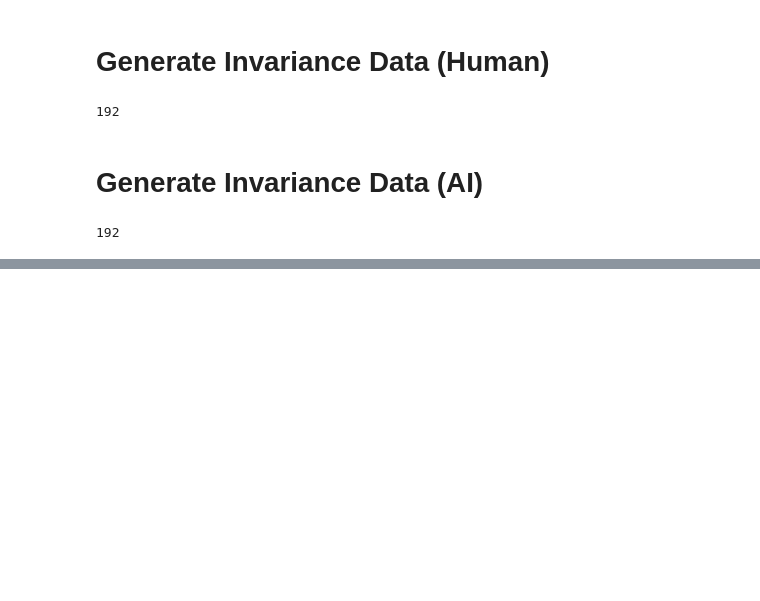
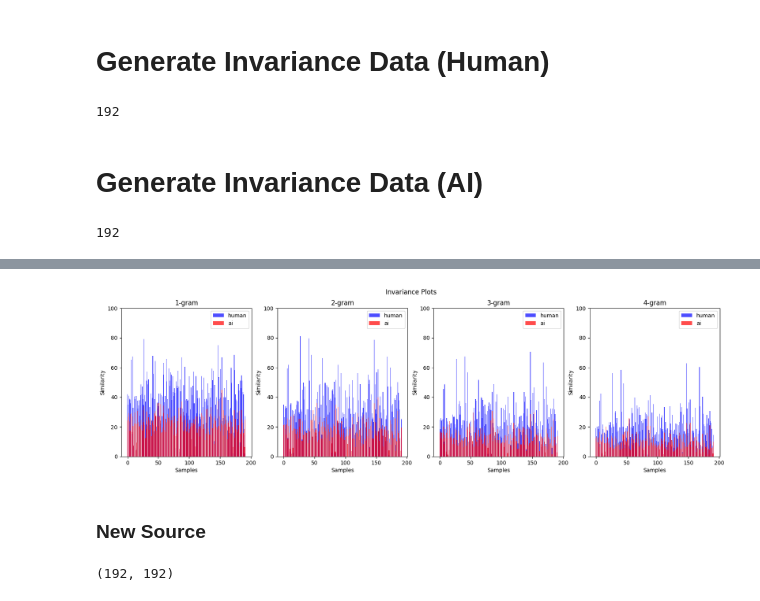
Before and after one commit to bobaebak/ai_text_detection, a Jupyter notebook: cookbooks/Raidar Implementation.ipynb, the cells around one changed output, grey strips where cells are left out. Drawn from its saved outputs; the diff is of its cells as text; code cells hidden in the pictures; blank space fills up the shorter version.

```diff
--- a/cookbooks/Raidar Implementation.ipynb
+++ b/cookbooks/Raidar Implementation.ipynb
@@ -68,0 +75,17 @@ AttributeError: 'list' object has no attribute 'keys'
+# %%
+# take average of common features
+h_test = [_['avg_common_features'] for _ in H_inv_texts_bow]
+m_test = [_['avg_common_features'] for _ in M_inv_texts_bow]
+# %%
+# indexing where errors
+h_avg_test = np.array(h_test)
+m_avg_test = np.array(m_test)
+
+
+error_idx = []
+for i, (h, m) in enumerate(zip(h_avg_test, m_avg_test)):
+    h_avg = np.mean(h)
+    m_avg = np.mean(m)
+
+    if h_avg < m_avg:
+        error_idx.append(i)
@@ -69 +135,30 @@ AttributeError: 'list' object has no attribute 'keys'
+# %%
+helper = PlotHelper(
+    row=1, col=4, figsize=(20,5), title="Invariance Plots",
+    plots=[
+        PlotItem(ptype="bar", title="1-gram", xlabel="Samples", ylabel="Similarity", ylim=(0, 100),
+                 y=[h_avg_test[:, 0], m_avg_test[:, 0]], x=[[_ for _ in range(len(h_avg_test[:, 0]))], [_ for _ in range(len(h_avg_test[:, 0]))]],
+                 args=[{"color":"blue", "alpha":0.7, "label": "human"}, {"color":"red", "alpha":0.7, "label": "ai"},]
+        ),
+        PlotItem(ptype="bar", title="2-gram", xlabel="Samples", ylabel="Similarity", ylim=(0, 100),
+                 y=[h_avg_test[:, 1], m_avg_test[:, 1]], x=[[_ for _ in range(len(h_avg_test[:, 1]))], [_ for _ in range(len(h_avg_test[:, 1]))]],
+                 args=[{"color":"blue", "alpha":0.7, "label": "human"}, {"color":"red", "alpha":0.7, "label": "ai"},]
+        ),
+        PlotItem(ptype="bar", title="3-gram", xlabel="Samples", ylabel="Similarity", ylim=(0, 100),
+                 y=[h_avg_test[:, 2], m_avg_test[:, 2]], x=[[_ for _ in range(len(h_avg_test[:, 2]))], [_ for _ in range(len(h_avg_test[:, 2]))]],
+                 args=[{"color":"blue", "alpha":0.7, "label": "human"}, {"color":"red", "alpha":0.7, "label": "ai"},]
+        ),
+        PlotItem(ptype="bar", title="4-gram", xlabel="Samples", ylabel="Similarity", ylim=(0, 100),
+                 y=[h_avg_test[:, 3], m_avg_test[:, 3]], x=[[_ for _ in range(len(h_avg_test[:, 3]))], [_ for _ in range(len(h_avg_test[:, 3]))]],
+                 args=[{"color":"blue", "alpha":0.7, "label": "human"}, {"color":"red", "alpha":0.7, "label": "ai"},]
+        ),
+    ]
+)
+
+
+draws(helper)
+# %% [output]
+[figure, added]
+# %% [markdown]
+### New Source
 # %%
@@ -76 +179,5 @@ for item in H_inv_texts:
+# %%
+len(H_inv_texts_bow), len(M_inv_texts_bow)
+# %% [output]
+(192, 192)
 # %%
```
Also changed, not shown: parts of 24 cells of this notebook, 5 other files.
